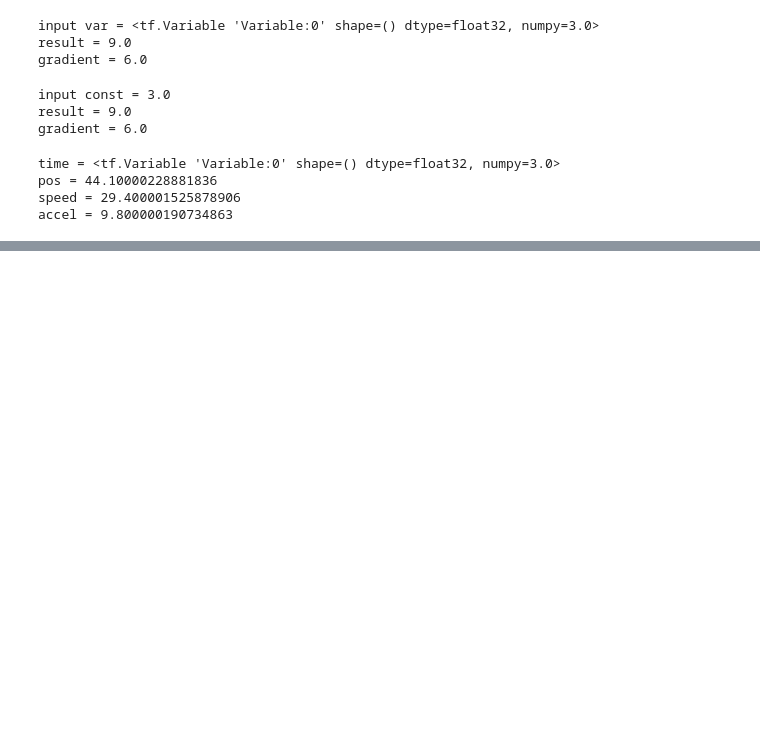
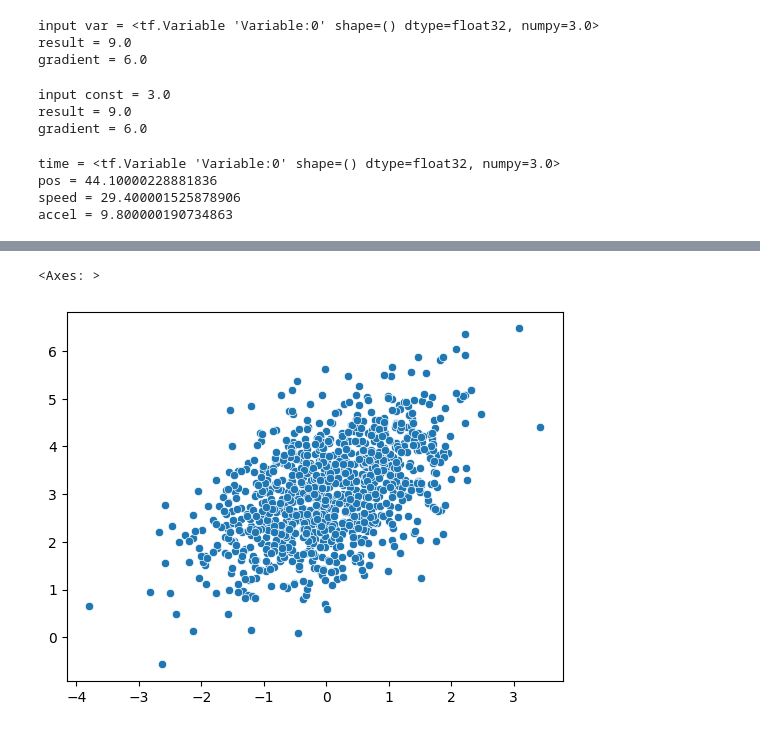
Before and after one commit to JFrankVC/deepL-intro, a Jupyter notebook: ch03_introTF.ipynb, the cells around one changed output, grey strips where cells are left out. Cells and saved outputs as stored; diff of their text form; code cells hidden in the pictures; blank space fills up the shorter version.

```diff
--- a/ch03_introTF.ipynb
+++ b/ch03_introTF.ipynb
@@ -158,0 +164,10 @@ accel = 9.800000190734863
+# %%
+num_samples_per_class = 1000
+negative_samples = np.random.multivariate_normal(
+    mean=[0, 3],
+    cov=[[1, 0.5],[0.5, 1]],
+    size=num_samples_per_class)
+positive_samples = np.random.multivariate_normal(
+    mean=[3, 0],
+    cov=[[1, 0.5],[0.5, 1]],
+    size=num_samples_per_class)
@@ -158,0 +184,5 @@ accel = 9.800000190734863
+# %%
+sns.scatterplot(x=negative_samples[:,0], y=negative_samples[:,1])
+# %% [output]
+<Axes: >
+[figure, added]
```
Also changed, not shown: parts of 32 cells of this notebook.
